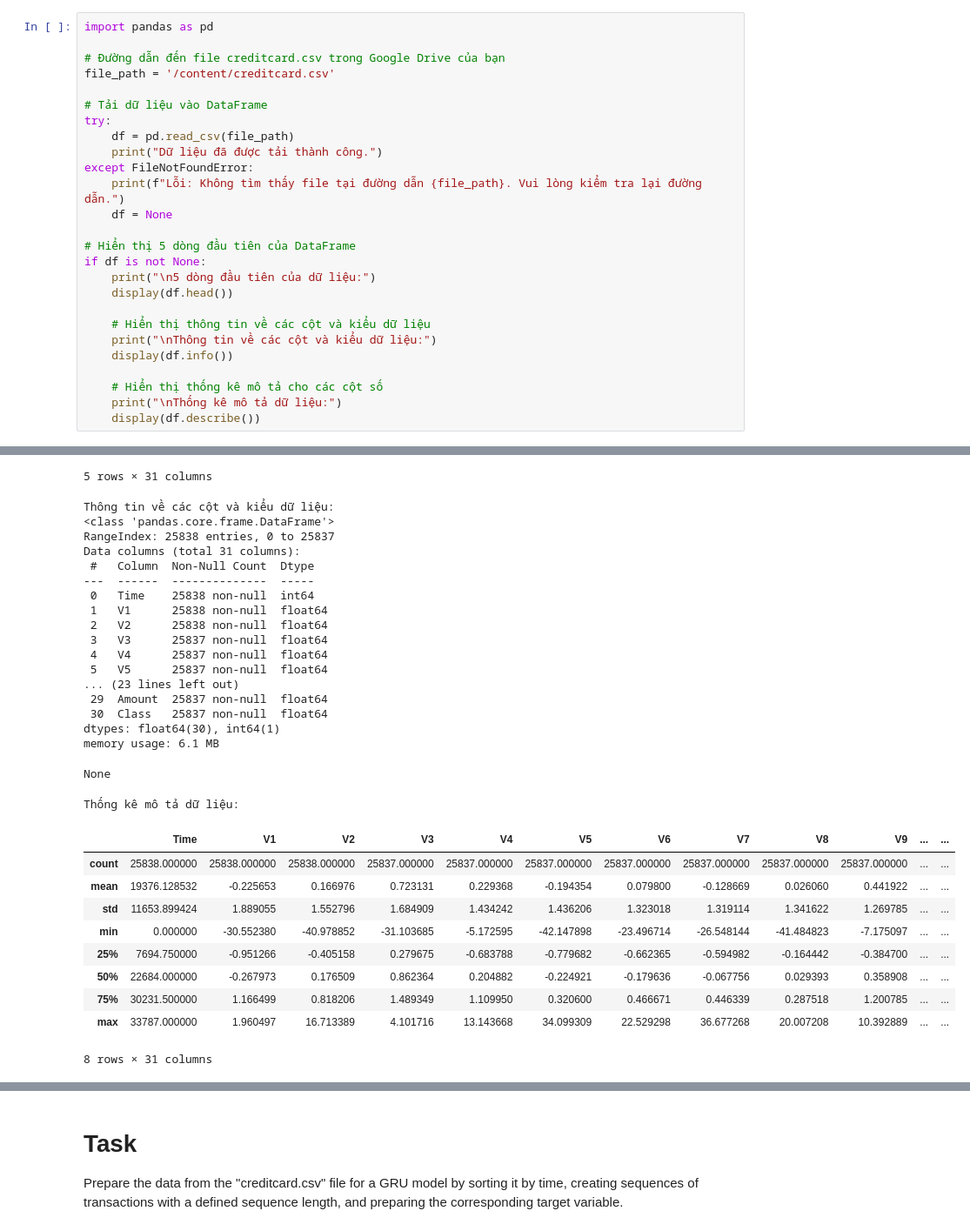
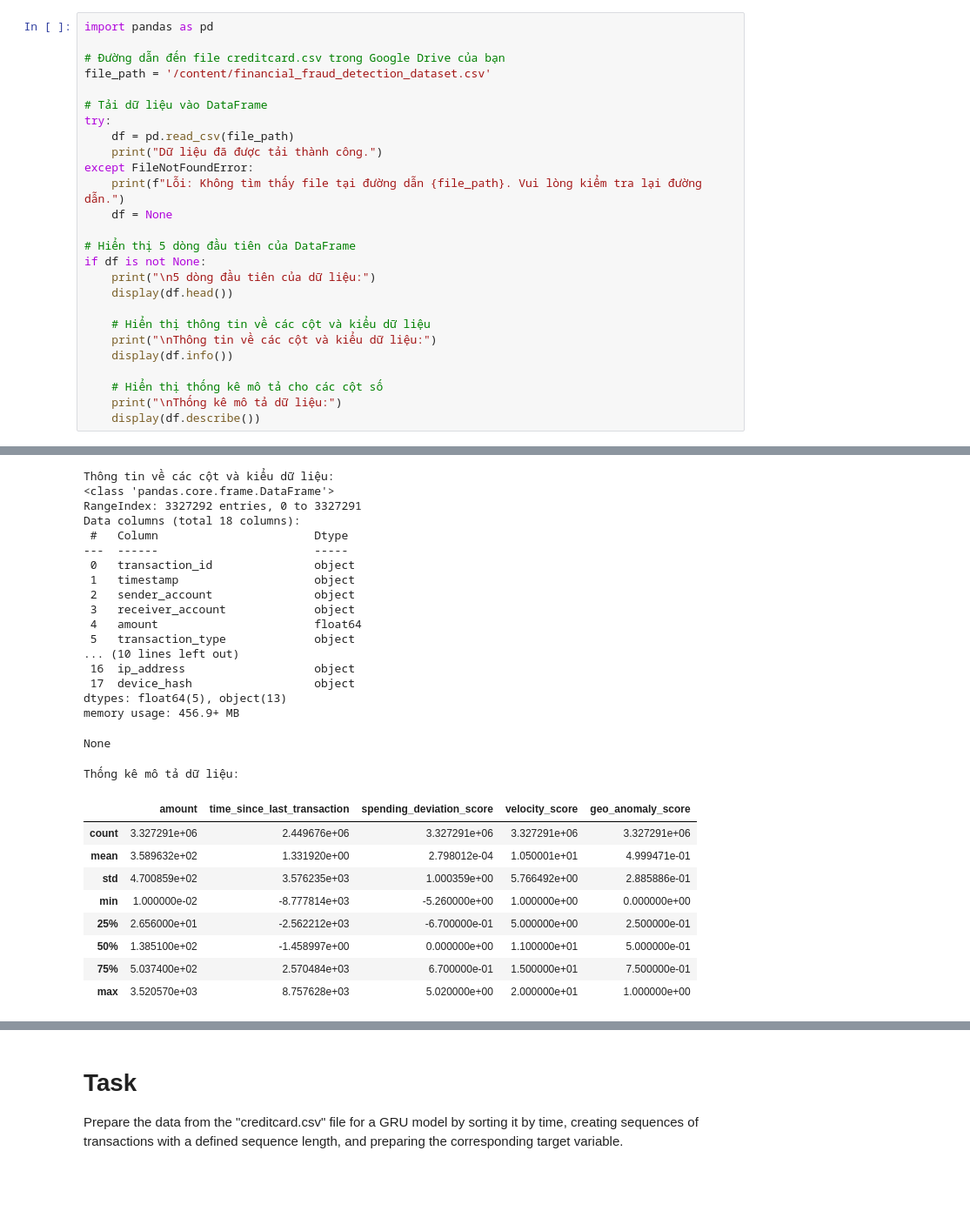
Before and after one commit to haphcc/Real-Time-Fraud-Detection-using-DL, a Jupyter notebook: TestGRU.ipynb, the cells around one changed output, grey strips where cells are left out. Shown at 87% size. Drawn from its saved outputs; the diff is of its cells as text; blank space fills up the shorter version.

Commit message:
Update sử dụng dữ liệu mới và chạy đươkc

```diff
--- a/TestGRU.ipynb
+++ b/TestGRU.ipynb
@@ -4,7 +7,7 @@
 import pandas as pd
 
 # Đường dẫn đến file creditcard.csv trong Google Drive của bạn
-file_path = '/content/creditcard.csv'
+file_path = '/content/financial_fraud_detection_dataset.csv'
 
 # Tải dữ liệu vào DataFrame
 try:
@@ -39,30 +42,28 @@ Dữ liệu đã được tải thành công.
-5 rows × 31 columns
+Thông tin về các cột và kiểu dữ liệu:
+<class 'pandas.core.frame.DataFrame'>
+RangeIndex: 3327292 entries, 0 to 3327291
+Data columns (total 18 columns):
+ #   Column                       Dtype
+---  ------                       -----
+ 0   transaction_id               object
+ 1   timestamp                    object
+ 2   sender_account               object
+ 3   receiver_account             object
+ 4   amount                       float64
+ 5   transaction_type             object
+... (10 lines left out)
+ 16  ip_address                   object
+ 17  device_hash                  object
+dtypes: float64(5), object(13)
+memory usage: 456.9+ MB
-Thông tin về các cột và kiểu dữ liệu:
-<class 'pandas.core.frame.DataFrame'>
-RangeIndex: 25838 entries, 0 to 25837
-Data columns (total 31 columns):
- #   Column  Non-Null Count  Dtype
----  ------  --------------  -----
- 0   Time    25838 non-null  int64
- 1   V1      25838 non-null  float64
- 2   V2      25838 non-null  float64
- 3   V3      25837 non-null  float64
- 4   V4      25837 non-null  float64
- 5   V5      25837 non-null  float64
-... (23 lines left out)
- 29  Amount  25837 non-null  float64
- 30  Class   25837 non-null  float64
-dtypes: float64(30), int64(1)
-memory usage: 6.1 MB
+None
-None
+Thống kê mô tả dữ liệu:
-Thống kê mô tả dữ liệu:
-|  | Time | V1 | V2 | V3 | V4 | V5 | V6 | V7 | V8 | V9 | ... | ... |
-| count | 25838.000000 | 25838.000000 | 25838.000000 | 25837.000000 | 25837.000000 | 25837.000000 | 25837.000000 | 25837.000000 | 25837.000000 | 25837.000000 | ... | ... |
-| mean | 19376.128532 | -0.225653 | 0.166976 | 0.723131 | 0.229368 | -0.194354 | 0.079800 | -0.128669 | 0.026060 | 0.441922 | ... | ... |
-| std | 11653.899424 | 1.889055 | 1.552796 | 1.684909 | 1.434242 | 1.436206 | 1.323018 | 1.319114 | 1.341622 | 1.269785 | ... | ... |
-| min | 0.000000 | -30.552380 | -40.978852 | -31.103685 | -5.172595 | -42.147898 | -23.496714 | -26.548144 | -41.484823 | -7.175097 | ... | ... |
-| 25% | 7694.750000 | -0.951266 | -0.405158 | 0.279675 | -0.683788 | -0.779682 | -0.662365 | -0.594982 | -0.164442 | -0.384700 | ... | ... |
-| 50% | 22684.000000 | -0.267973 | 0.176509 | 0.862364 | 0.204882 | -0.224921 | -0.179636 | -0.067756 | 0.029393 | 0.358908 | ... | ... |
-| 75% | 30231.500000 | 1.166499 | 0.818206 | 1.489349 | 1.109950 | 0.320600 | 0.466671 | 0.446339 | 0.287518 | 1.200785 | ... | ... |
-| max | 33787.000000 | 1.960497 | 16.713389 | 4.101716 | 13.143668 | 34.099309 | 22.529298 | 36.677268 | 20.007208 | 10.392889 | ... | ... |
+|  | amount | time_since_last_transaction | spending_deviation_score | velocity_score | geo_anomaly_score |
+| count | 3.327291e+06 | 2.449676e+06 | 3.327291e+06 | 3.327291e+06 | 3.327291e+06 |
+| mean | 3.589632e+02 | 1.331920e+00 | 2.798012e-04 | 1.050001e+01 | 4.999471e-01 |
+| std | 4.700859e+02 | 3.576235e+03 | 1.000359e+00 | 5.766492e+00 | 2.885886e-01 |
+| min | 1.000000e-02 | -8.777814e+03 | -5.260000e+00 | 1.000000e+00 | 0.000000e+00 |
+| 25% | 2.656000e+01 | -2.562212e+03 | -6.700000e-01 | 5.000000e+00 | 2.500000e-01 |
+| 50% | 1.385100e+02 | -1.458997e+00 | 0.000000e+00 | 1.100000e+01 | 5.000000e-01 |
+| 75% | 5.037400e+02 | 2.570484e+03 | 6.700000e-01 | 1.500000e+01 | 7.500000e-01 |
+| max | 3.520570e+03 | 8.757628e+03 | 5.020000e+00 | 2.000000e+01 | 1.000000e+00 |
-8 rows × 31 columns
```
Also changed, not shown: parts of 23 cells of this notebook, 1 other file.
